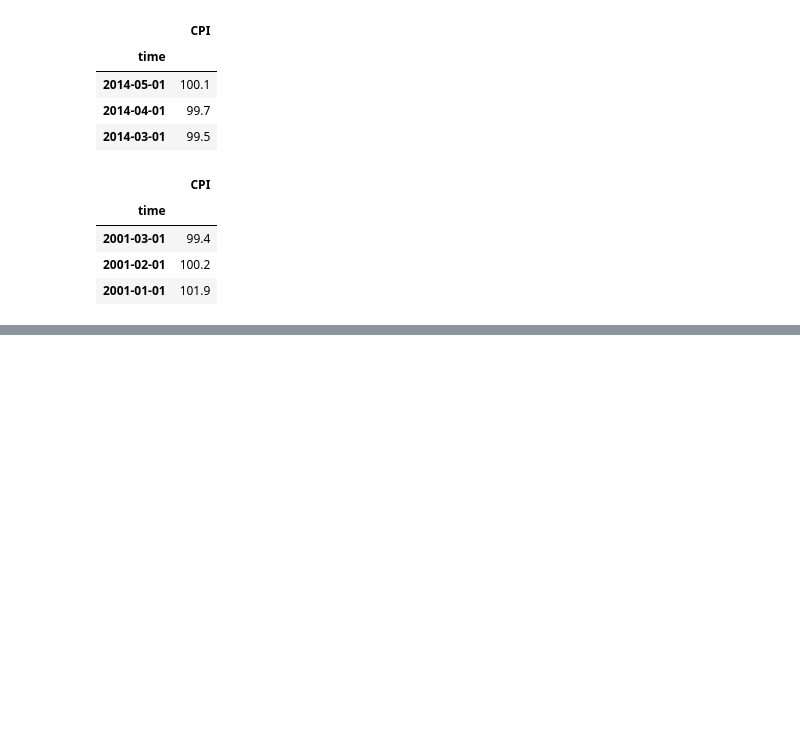
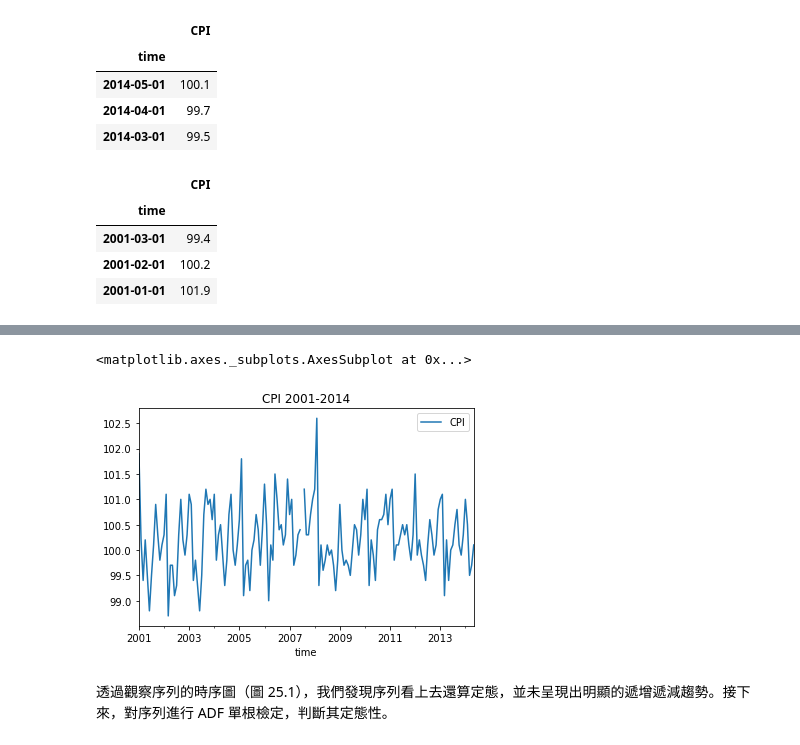
Before and after one commit to okluda/finpy_practice, a Jupyter notebook: ch_25.ipynb, the cells around one changed output, grey strips where cells are left out. Saved outputs shown, nothing was run; the diff lists cells and outputs as text; code cells hidden in the pictures; blank space fills up the shorter version.

```diff
--- a/ch_25.ipynb
+++ b/ch_25.ipynb
@@ -450,0 +272,7 @@ LjungBox[1]
+# %%
+# 按照日期先後順序排序
+CPI=CPI.sort_index()
+
+# 選擇 train data
+CPItrain=CPI[:-3]
+CPItrain.tail(n=3)
@@ -450,0 +295,8 @@ LjungBox[1]
+# %%
+# 繪製時序圖，直觀瞭解資料情況
+CPI.plot(title='CPI 2001-2014')
+# %% [output]
+<matplotlib.axes._subplots.AxesSubplot at 0x...>
+[figure, added]
+# %% [markdown]
+透過觀察序列的時序圖（圖 25.1），我們發現序列看上去還算定態，並未呈現出明顯的遞增遞減趨勢。接下來，對序列進行 ADF 單根檢定，判斷其定態性。
```
Also changed, not shown: parts of 37 cells of this notebook.
